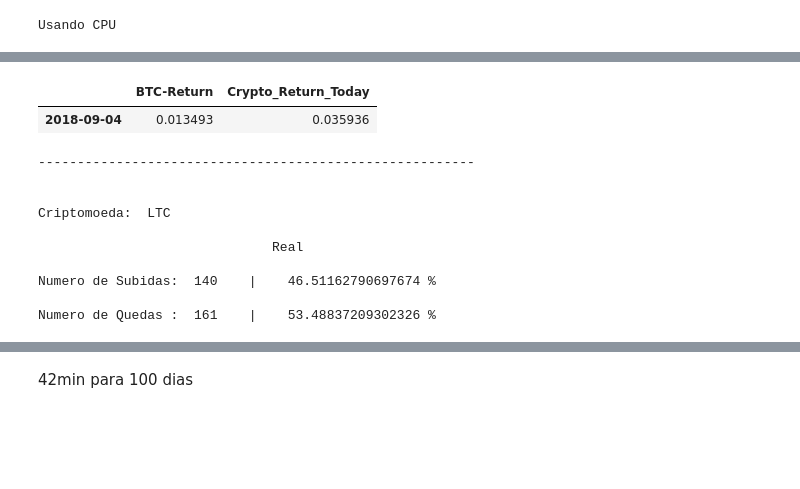
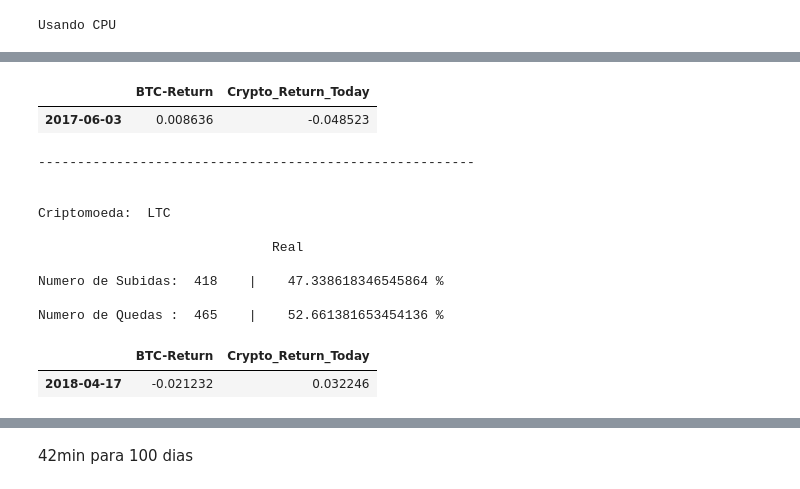
Before and after one commit to JoaoDelVecchio/Quantamental, a Jupyter notebook: Código/Escolha da Arquitetura/Arquitetura_1/Arquitetura_1.ipynb, the cells around one changed output, grey strips where cells are left out. Cells and saved outputs as stored; diff of their text form; code cells hidden in the pictures; blank space fills up the shorter version.

```diff
--- a/Código/Escolha da Arquitetura/Arquitetura_1/Arquitetura_1.ipynb
+++ b/Código/Escolha da Arquitetura/Arquitetura_1/Arquitetura_1.ipynb
@@ -344,12 +297,12 @@ len(data['LTC-USD'][0])
 250
 # %%
-test_target['LTC-USD'][2550]
-test_target['LTC-USD'][2250]
+test_target['LTC-USD'][2718]
+#test_target['LTC-USD'][1837]
 # %% [output]
 |  | BTC-Return | Crypto_Return_Today |
-| 2018-09-04 | 0.013493 | 0.035936 |
+| 2017-06-03 | 0.008636 | -0.048523 |
 # %%
-aux = data_complete['LTC-USD'].loc['2017-11-08':'2018-09-04']
+aux = data_complete['LTC-USD'].loc['2017-06-01':'2019-10-31']
 num_positive = (aux['Crypto_Return_Today'] > 0).sum()
 num_negative = (aux['Crypto_Return_Today'] < 0).sum()
 
@@ -366,9 +319,14 @@ Criptomoeda:  LTC
 
                               Real
 
-Numero de Subidas:  140    |    46.51162790697674 %
+Numero de Subidas:  418    |    47.338618346545864 %
 
-Numero de Quedas :  161    |    53.48837209302326 %
+Numero de Quedas :  465    |    52.661381653454136 %
+# %%
+test_target['LTC-USD'][2400]
+# %% [output]
+|  | BTC-Return | Crypto_Return_Today |
+| 2018-04-17 | -0.021232 | 0.032246 |
 # %%
 # Função que processa cada criptomoeda (paralelismo será aplicado aqui)
 def process_crypto(crypto, data, test_target, data_complete, time_step, features):
```
Also changed, not shown: parts of 20 cells of this notebook, 39 other files.
